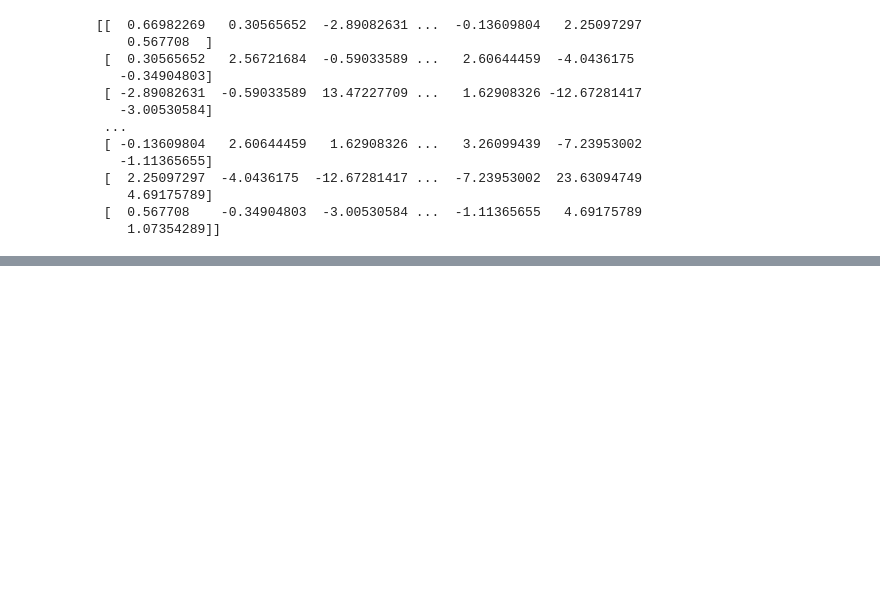
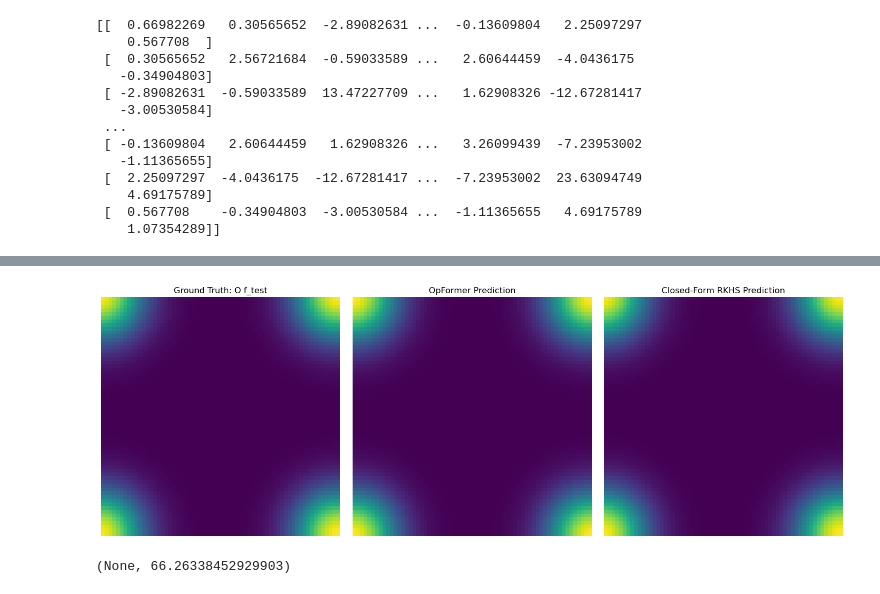
Before and after one commit to yashpatel5400/opicl, a Jupyter notebook: debug.ipynb, the cells around one changed output, grey strips where cells are left out. Cells and saved outputs as stored; diff of their text form; code cells hidden in the pictures; blank space fills up the shorter version.

```diff
--- a/debug.ipynb
+++ b/debug.ipynb
@@ -200,0 +135,21 @@ array([[0.02076368, 0.02064476, 0.02028652, ..., 0.01971395, 0.02028652,
+# %%
+# Plot comparison
+fig, axes = plt.subplots(1, 3, figsize=(15, 5))
+
+axes[0].imshow(Of_test, cmap='viridis')
+axes[0].set_title("Ground Truth: O f_test")
+axes[0].axis('off')
+
+axes[2].imshow(Of_test_pred_gd, cmap='viridis')
+axes[2].set_title("Closed-Form RKHS Prediction")
+axes[2].axis('off')
+
+axes[1].imshow(preds[-1,0], cmap='viridis')
+axes[1].set_title("OpFormer Prediction")
+axes[1].axis('off')
+
+plt.tight_layout()
+plt.show(), losses[-1]
+# %% [output]
+[figure, added]
+(None, 66.26338452929903)
```
Also changed, not shown: parts of 9 cells of this notebook, 1 other file.
